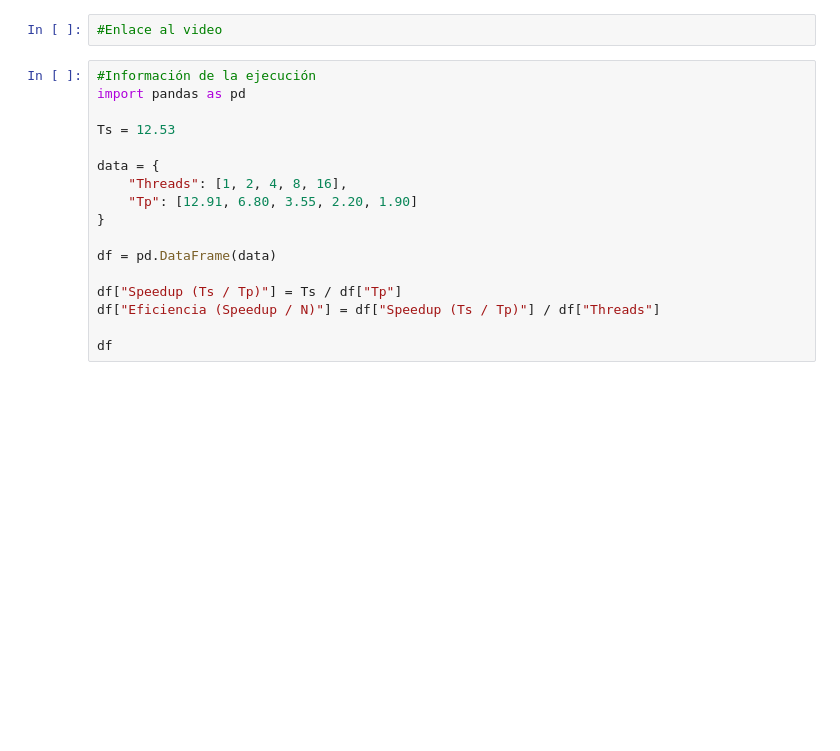
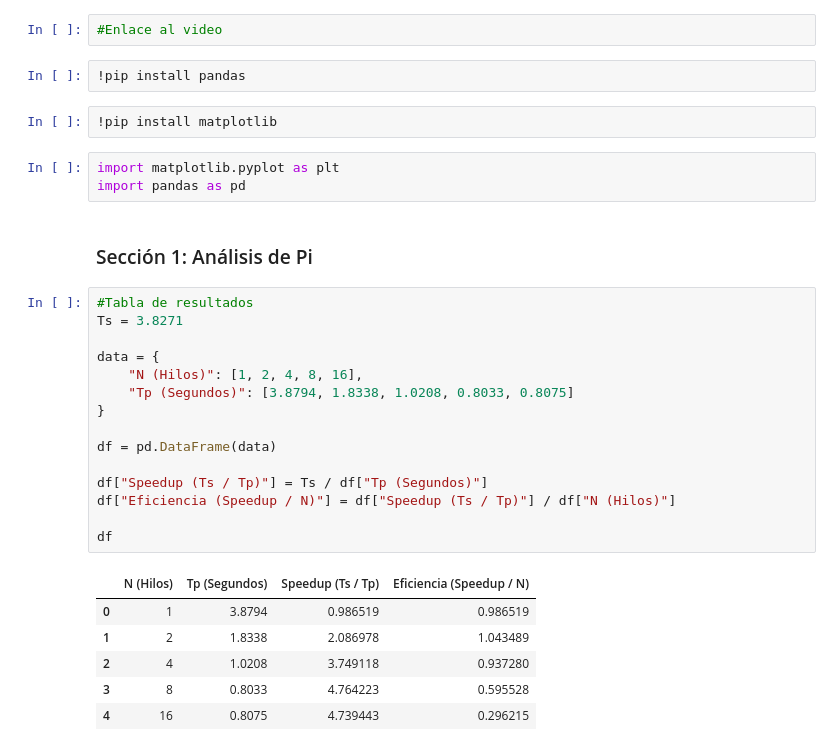
Before and after one commit to Jwhitegomez/SO-Lab3-20252, a Jupyter notebook: analisis.ipynb, the cells around one changed output. Saved outputs shown, nothing was run; the diff lists cells and outputs as text; blank space fills up the shorter version.

Commit message:
Análisis pi terminado

```diff
--- a/analisis.ipynb
+++ b/analisis.ipynb
@@ -1,19 +1,33 @@
 # %%
 #Enlace al video
+# %%
+!pip install pandas
+# %%
+!pip install matplotlib
+# %%
+import matplotlib.pyplot as plt
+import pandas as pd
+# %% [markdown]
+<h3>Sección 1: Análisis de Pi</h3>
 # %%
-#Información de la ejecución
-import pandas as pd
-
-Ts = 12.53
+#Tabla de resultados
+Ts = 3.8271
 
 data = {
-    "Threads": [1, 2, 4, 8, 16],
-    "Tp": [12.91, 6.80, 3.55, 2.20, 1.90]
+    "N (Hilos)": [1, 2, 4, 8, 16],
+    "Tp (Segundos)": [3.8794, 1.8338, 1.0208, 0.8033, 0.8075]
 }
 
 df = pd.DataFrame(data)
 
-df["Speedup (Ts / Tp)"] = Ts / df["Tp"]
-df["Eficiencia (Speedup / N)"] = df["Speedup (Ts / Tp)"] / df["Threads"]
+df["Speedup (Ts / Tp)"] = Ts / df["Tp (Segundos)"]
+df["Eficiencia (Speedup / N)"] = df["Speedup (Ts / Tp)"] / df["N (Hilos)"]
 
 df
+# %% [output]
+|  | N (Hilos) | Tp (Segundos) | Speedup (Ts / Tp) | Eficiencia (Speedup / N) |
+| 0 | 1 | 3.8794 | 0.986519 | 0.986519 |
+| 1 | 2 | 1.8338 | 2.086978 | 1.043489 |
+| 2 | 4 | 1.0208 | 3.749118 | 0.937280 |
+| 3 | 8 | 0.8033 | 4.764223 | 0.595528 |
+| 4 | 16 | 0.8075 | 4.739443 | 0.296215 |
```
Also changed, not shown: parts of 4 cells of this notebook.
